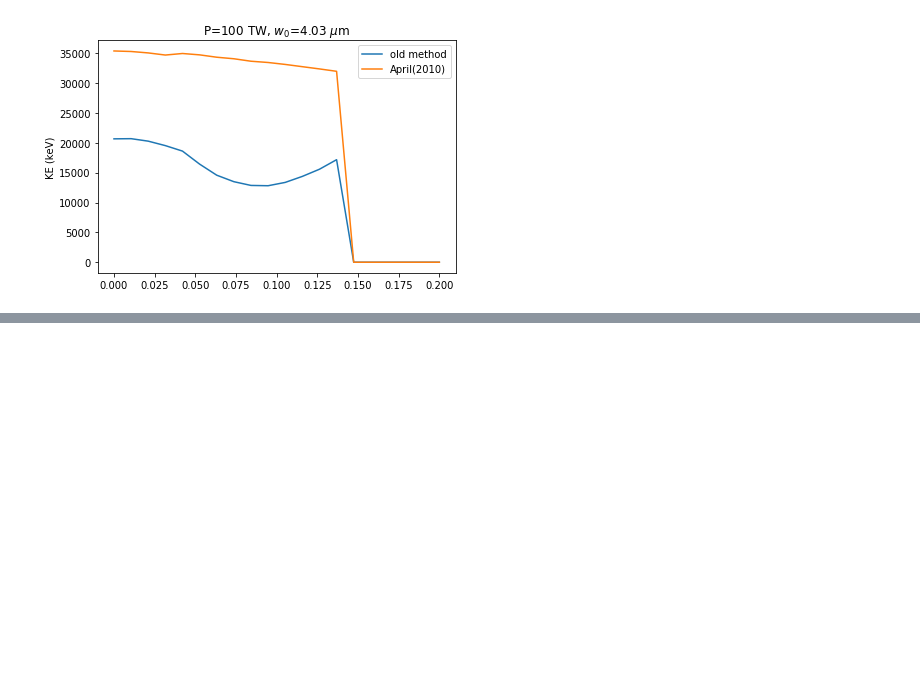
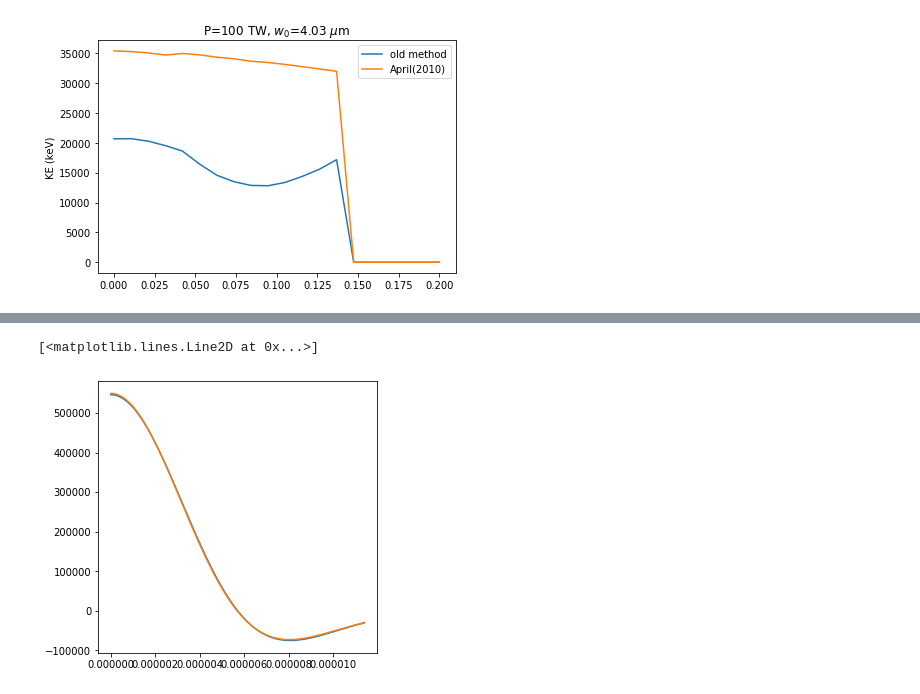
Before and after one commit to spencerjolly/RPLB-acc, a Jupyter notebook: April_2D_test.ipynb, the cells around one changed output, grey strips where cells are left out. Drawn from its saved outputs; the diff is of its cells as text; code cells hidden in the pictures; blank space fills up the shorter version.

```diff
--- a/April_2D_test.ipynb
+++ b/April_2D_test.ipynb
@@ -215,3 +213,68 @@ plt.plot(time, B_t_April)
+# %%
+# initialize constants (SI units)
+c = 2.99792458e8  # speed of light
+e_0 = 8.85418782e-12
+lambda_0 = 1800e-9  # central wavelength
+omega_0 = 2*np.pi*c/lambda_0
+
+s = 57.5
+tau_FWHM = np.sqrt(2)*s*np.sqrt(2**(2/(s+1))-1)/omega_0
+tau_0 = s*np.sqrt(np.exp(2/(s+1))-1)/omega_0
+
+NA = 0.1
+half_angle = np.arcsin(NA)
+a = 2/(np.sin(half_angle)*np.tan(half_angle)*2*np.pi/lambda_0)  # set confocal parameter
+w_0 = 2/(np.tan(half_angle)*2*np.pi/lambda_0)  # set beam waist
+
+P = 1  # FL power
+
+## original (Salamin) field model
+# calculate Rayleigh range
+z_R = (omega_0*w_0**2)/(2*c)
+# perturbation parameter
+eps = w_0/z_R
+# amplitude factor
+P_corr = 1 + 3*(eps/2)**2 + 9*(eps/2)**4
+Amp = np.sqrt(8*P/(P_corr*np.pi*e_0*c)) * (omega_0/(2*c))
+
+r = np.linspace(0, 2, 500)*w_0
+
+rho = r/w_0
+trans = np.exp(-(rho)**2)
+
+E_z = np.real(Amp*trans*((1 - rho**2)*eps**2 + ((1/2) + (1/2)*rho**2 - (5/4)*rho**4 + (1/4)*rho**6)*eps**4))
+
+## April field model
+# amplitude factor
+Amp = np.sqrt(8*P/(np.pi*e_0*c))*a*c/(2*omega_0)
+
+R_t = np.sqrt(r**2 + (1j*a)**2)
+t_p = R_t/c + 1j*a/c
+t_m = -R_t/c + 1j*a/c
+f_zero_p = (1-1j*omega_0*t_p/s)**(-(s+1))
+f_zero_m = (1-1j*omega_0*t_m/s)**(-(s+1))
+f_one_p = (s+1)*(1j*omega_0/s)*(1-1j*omega_0*t_p/s)**(-(s+2))
+f_one_m = (s+1)*(1j*omega_0/s)*(1-1j*omega_0*t_m/s)**(-(s+2))
+f_two_p = (s+2)*(s+1)*(1j*omega_0/s)**2 * (1-1j*omega_0*t_p/s)**(-(s+3))
+f_two_m = (s+2)*(s+1)*(1j*omega_0/s)**2 * (1-1j*omega_0*t_m/s)**(-(s+3))
+Gm_zero = f_zero_m - f_zero_p
+Gm_one = f_one_m - f_one_p
+Gp_one = f_one_m + f_one_p
+Gm_two = f_two_m - f_two_p
+Gp_two = f_two_m + f_two_p
+Ct = (1j*a)/R_t
+St = r/R_t
+S2t = 2*St*Ct
+CEP_term = np.exp(1j*(np.pi/2))
+
+E_z_April = np.real(CEP_term * (Amp/R_t) * (((3*(Ct**2) - 1)/R_t) * (Gm_zero/R_t + Gp_one/c) - (((St**2)*Gm_two)/(c**2))))
+
+fig = plt.figure(figsize=[5, 5])
+plt.plot(r, E_z)
+plt.plot(r, E_z_April)
+# %% [output]
+[<matplotlib.lines.Line2D at 0x...>]
+[figure, added]
 # %%
 # initialize constants (SI units)
 c = 2.99792458e8  # speed of light
```
Also changed, not shown: parts of 2 cells of this notebook, 1 other file.
